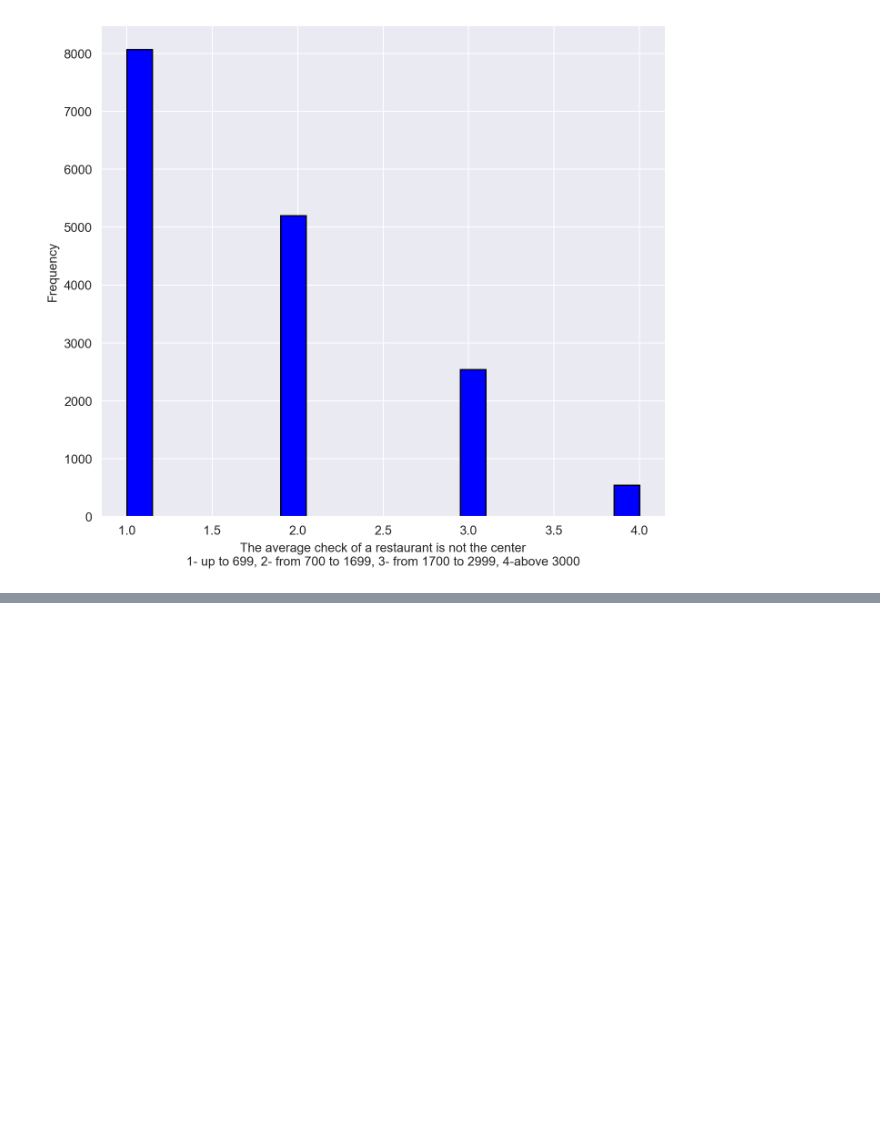
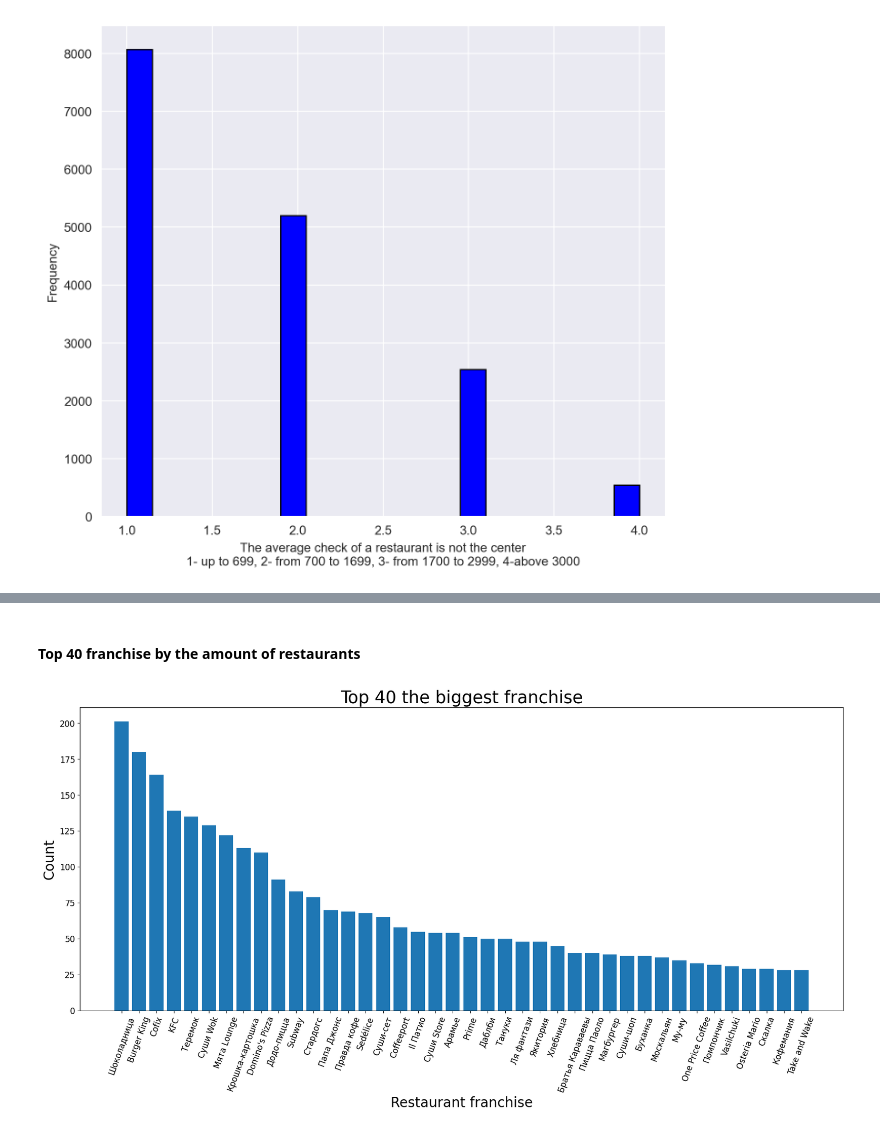
Before and after one commit to DmitrySavinskikh/analysis-project, a Jupyter notebook: afisha_analysis.ipynb, the cells around one changed output, grey strips where cells are left out. Saved outputs shown, nothing was run; the diff lists cells and outputs as text; code cells hidden in the pictures; blank space fills up the shorter version.

```diff
--- a/afisha_analysis.ipynb
+++ b/afisha_analysis.ipynb
@@ -648,0 +700,24 @@ Text(0, 0.5, 'Frequency')
+# %% [markdown]
+#### Top 40 franchise by the amount of restaurants
+# %%
+def top_40_biggest_franchise_graph() -> None:
+    '''
+        Creating a graph to show which 40 franchise are the biggest.
+
+        :return: None
+    '''
+
+    franchise_counter = df.groupby('title').size().sort_values(ascending=False).head(40).to_dict()
+
+    plt.figure(figsize=(20, 8))
+    plt.bar(x=franchise_counter.keys(), height=franchise_counter.values())
+    plt.xticks(rotation=70, fontsize=12)
+    plt.xlabel('Restaurant franchise', fontsize=20)
+    plt.yticks(fontsize=12)
+    plt.ylabel('Count', fontsize=20)
+    plt.title('Top 40 the biggest franchise', fontsize=25)
+    plt.show()
+
+top_40_biggest_franchise_graph()
+# %% [output]
+[figure, added]
```
Also changed, not shown: parts of 8 cells of this notebook.
